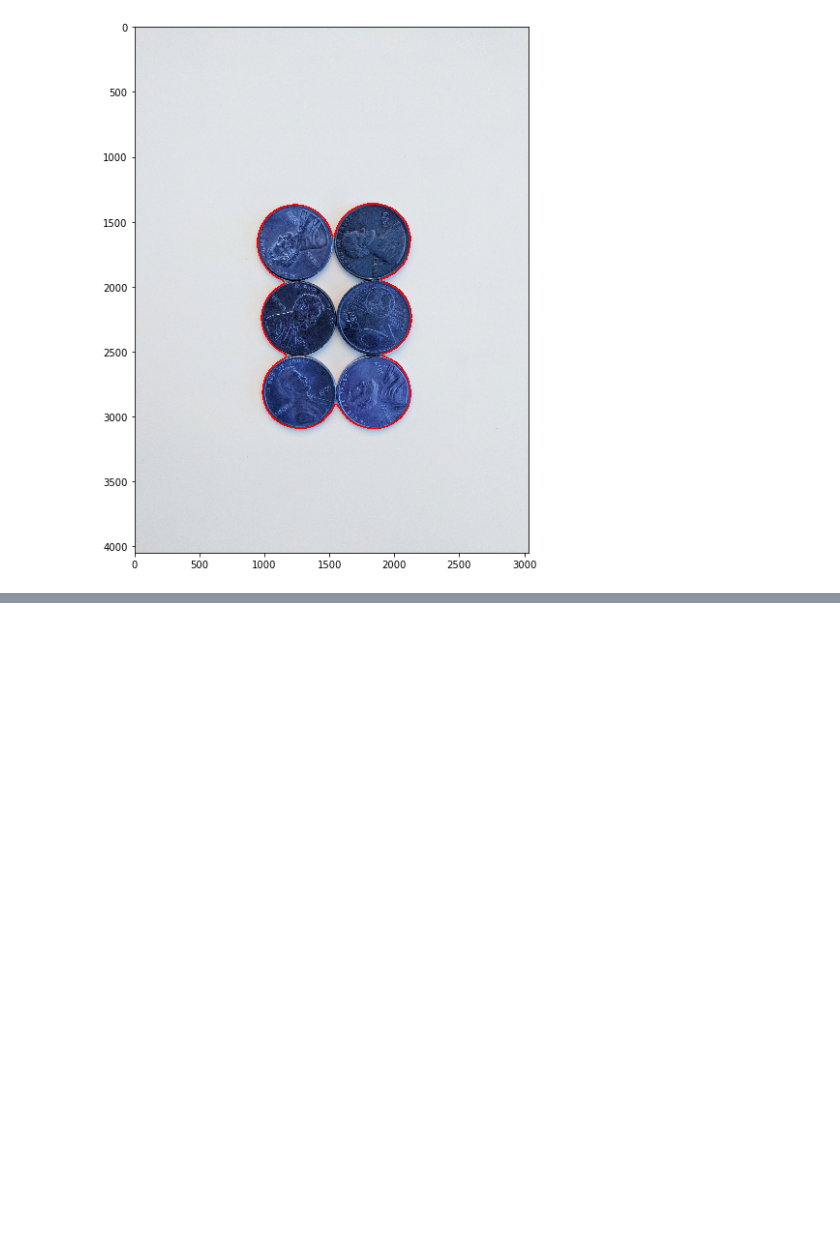
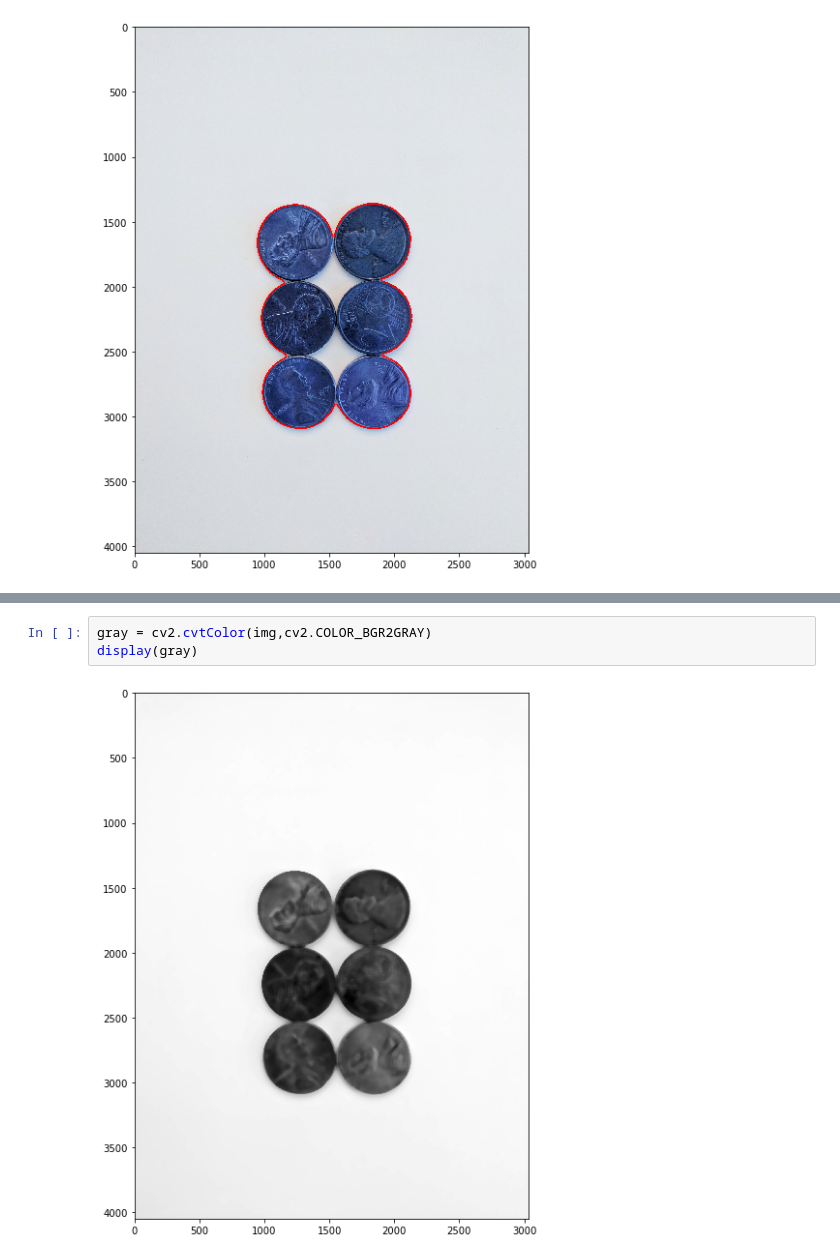
Before and after one commit to dhanoopbhaskar/computer_vision, a Jupyter notebook: 50. watershed_algorithm.ipynb, the cells around one changed output, grey strips where cells are left out. Cells and saved outputs as stored; diff of their text form; blank space fills up the shorter version.

```diff
--- a/50. watershed_algorithm.ipynb
+++ b/50. watershed_algorithm.ipynb
@@ -51,0 +58,5 @@ display(sep_coins)
+# %%
+gray = cv2.cvtColor(img,cv2.COLOR_BGR2GRAY)
+display(gray)
+# %% [output]
+[figure, added]
```
Also changed, not shown: parts of 14 cells of this notebook, 13 other files.
